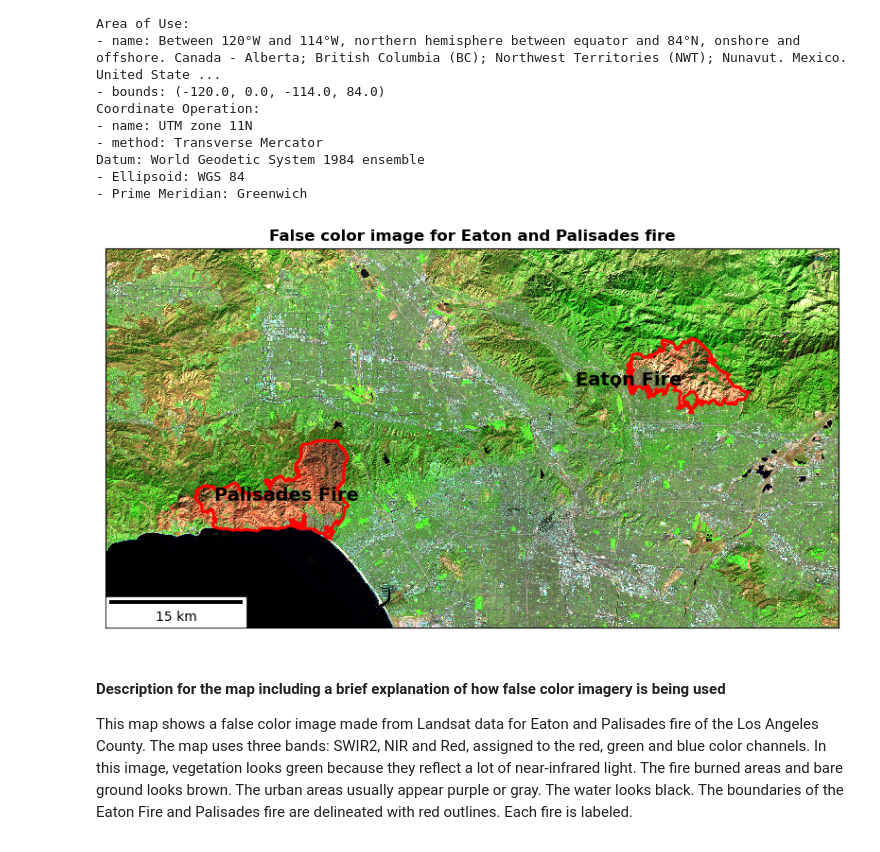
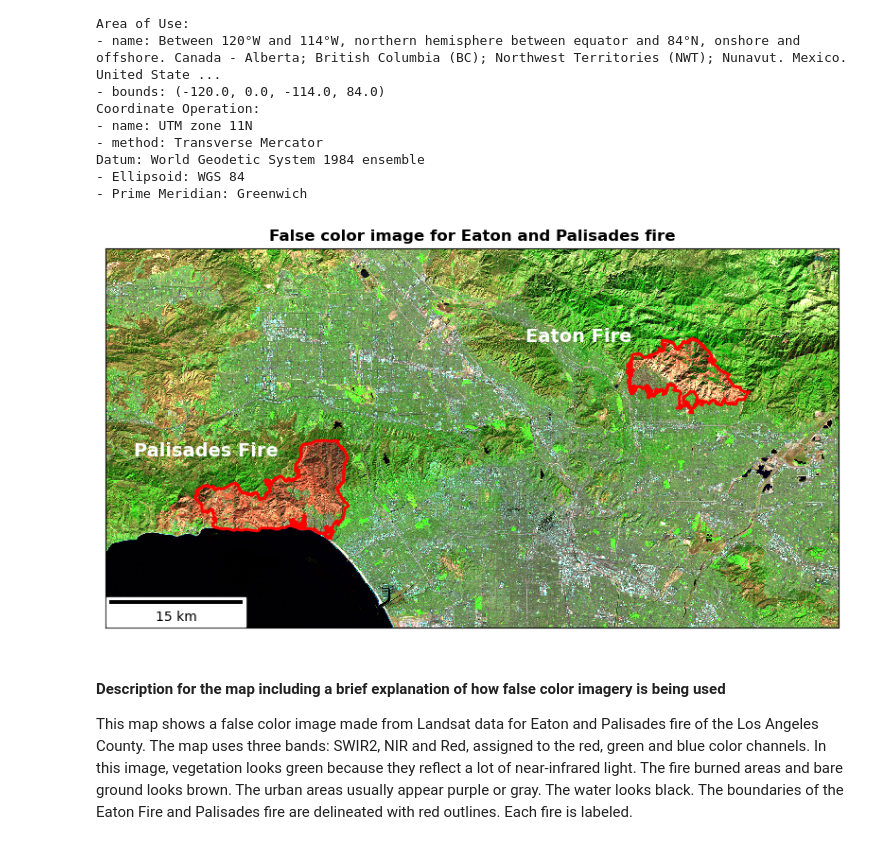
Before and after one commit to aakriti-poudel-chhetri/eds220-hwk4, a Jupyter notebook: hwk4-task2-false-color-POUDEL.ipynb, the cells around one changed output. Drawn from its saved outputs; the diff is of its cells as text; code cells hidden in the pictures.

```diff
--- a/hwk4-task2-false-color-POUDEL.ipynb
+++ b/hwk4-task2-false-color-POUDEL.ipynb
@@ -324,39 +365,40 @@ fig, ax = plt.subplots(figsize = (10, 8))
 # Plot the false color map
 landsat[['swir22', 'nir08', 'red']].to_array().plot.imshow(robust = True,
                                                            ax = ax,
                                                            add_colorbar = False)
 
 # Plot fires perimeter on false color map
 fires.boundary.plot(ax = ax, color = 'red', linewidth = 2)
 
 # Get centroids for text positioning
-centroids = fires.geometry.centroid
+#centroids = fires.geometry.centroid.x.values[0]
+
 
 # Add text for first fire (adjust index and name as needed)
-ax.text(centroids.iloc[13].x, centroids.iloc[13].y, 'Eaton Fire',
-        fontsize = 14, weight = 'bold', color = 'black', ha = 'center', va = 'center')
+ax.text(fires.geometry.centroid.x.values[0] - 11000, fires.geometry.centroid.y.values[0] + 8000, 'Eaton Fire',
+        fontsize = 14, weight = 'bold', color = 'white', ha = 'center', va = 'center')
 
 # Add text for second fire
-ax.text(centroids.iloc[40].x, centroids.iloc[40].y, 'Palisades Fire',
-        fontsize = 14, weight = 'bold', color = 'black', ha = 'center', va= 'center')
+ax.text(fires.geometry.centroid.x.values[-1] - 9000, fires.geometry.centroid.y.values[-1] + 5000, 'Palisades Fire',
+        fontsize = 14, weight = 'bold', color = 'white', ha = 'center', va= 'center')
 
 # Add title to the map
 plt.title('False color image for Eaton and Palisades fire', fontsize = 12, weight = 'bold')
 
 # Remove axes ticks
 ax.set_xticks([])
 ax.set_yticks([])
 
 # Remove axes labels
 ax.set_xlabel("")
 ax.set_ylabel("")
 
 # Add a scalebar
 ax.add_artist(ScaleBar(1, box_color="white",location="lower left"))
 
 plt.show()
 # %% [output]
-[figure, old version]
+[figure, new version]
 # %% [markdown]
 #### Description for the map including a brief explanation of how false color imagery is being used
 
```
Also changed, not shown: parts of 26 cells of this notebook.
